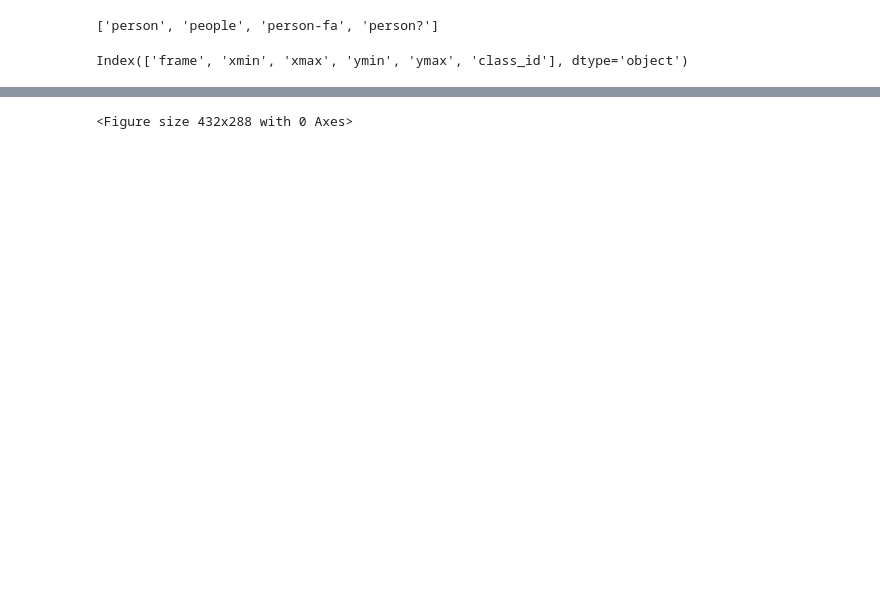
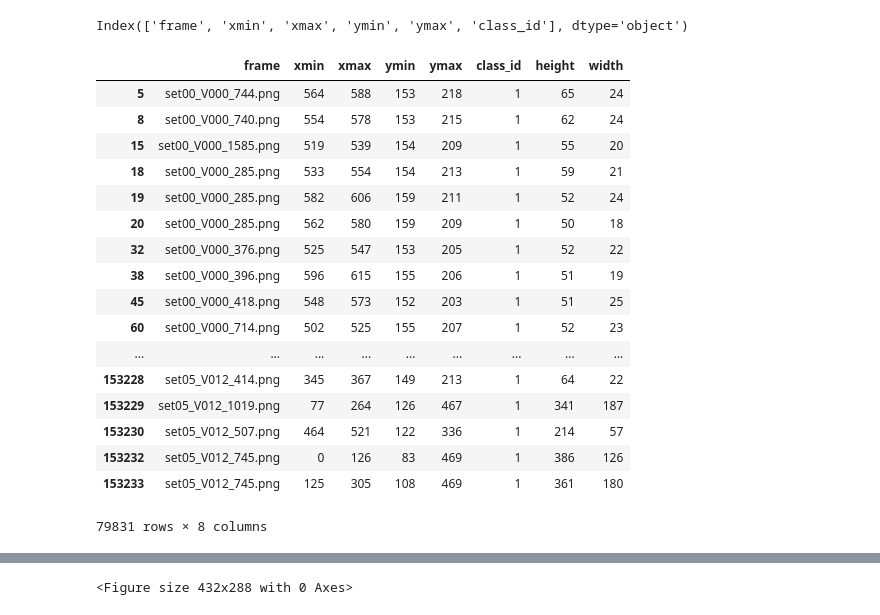
Before and after one commit to Kalinga/ML, a Jupyter notebook: ssd_keras_caltech/csv_data_analysis.ipynb, the cells around one changed output, grey strips where cells are left out. Saved outputs shown, nothing was run; the diff lists cells and outputs as text; code cells hidden in the pictures; blank space fills up the shorter version.

```diff
--- a/ssd_keras_caltech/csv_data_analysis.ipynb
+++ b/ssd_keras_caltech/csv_data_analysis.ipynb
@@ -59,8 +38,3 @@ len(image_set)
-# %%
-classes = [ 'person', 'people', 'person-fa', 'person?'] # Just so we can print class names onto the image instead of IDs
-classes
-# %% [output]
-['person', 'people', 'person-fa', 'person?']
 # %%
 df.columns
 # %% [output]
@@ -73,0 +42,29 @@ class12 = df[df.class_id != 4 ]
+# %%
+df['height'] = df['ymax'] -  df['ymin']
+# %%
+df['width'] = df['xmax'] -  df['xmin']
+# %%
+df_with_height = df[(df['height'] >= 50) == True]
+# %%
+df_with_proper_height_width = df_with_height[(df_with_height['width'] >= 10) == True]
+# %%
+df_with_proper_height_width
+# %% [output]
+|  | frame | xmin | xmax | ymin | ymax | class_id | height | width |
+| 5 | set00_V000_744.png | 564 | 588 | 153 | 218 | 1 | 65 | 24 |
+| 8 | set00_V000_740.png | 554 | 578 | 153 | 215 | 1 | 62 | 24 |
+| 15 | set00_V000_1585.png | 519 | 539 | 154 | 209 | 1 | 55 | 20 |
+| 18 | set00_V000_285.png | 533 | 554 | 154 | 213 | 1 | 59 | 21 |
+| 19 | set00_V000_285.png | 582 | 606 | 159 | 211 | 1 | 52 | 24 |
+| 20 | set00_V000_285.png | 562 | 580 | 159 | 209 | 1 | 50 | 18 |
+| 32 | set00_V000_376.png | 525 | 547 | 153 | 205 | 1 | 52 | 22 |
+| 38 | set00_V000_396.png | 596 | 615 | 155 | 206 | 1 | 51 | 19 |
+| 45 | set00_V000_418.png | 548 | 573 | 152 | 203 | 1 | 51 | 25 |
+| 60 | set00_V000_714.png | 502 | 525 | 155 | 207 | 1 | 52 | 23 |
+| ... | ... | ... | ... | ... | ... | ... | ... | ... |
+| 153228 | set05_V012_414.png | 345 | 367 | 149 | 213 | 1 | 64 | 22 |
+| 153229 | set05_V012_1019.png | 77 | 264 | 126 | 467 | 1 | 341 | 187 |
+| 153230 | set05_V012_507.png | 464 | 521 | 122 | 336 | 1 | 214 | 57 |
+| 153232 | set05_V012_745.png | 0 | 126 | 83 | 469 | 1 | 386 | 126 |
+| 153233 | set05_V012_745.png | 125 | 305 | 108 | 469 | 1 | 361 | 180 |
+79831 rows × 8 columns
```
Also changed, not shown: parts of 12 cells of this notebook, 1 other file.
